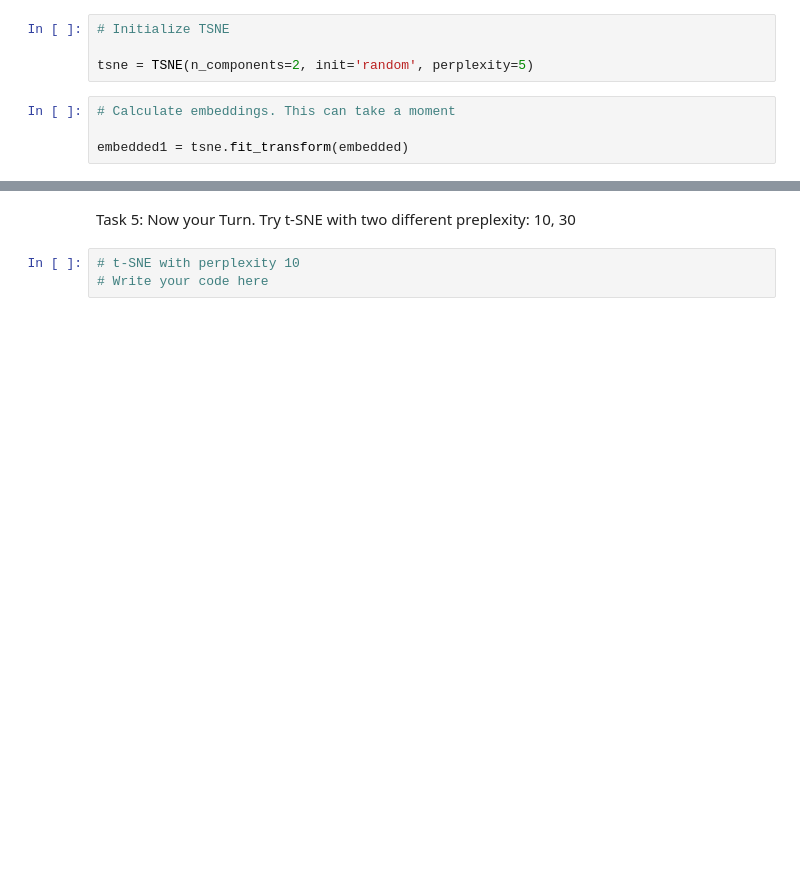
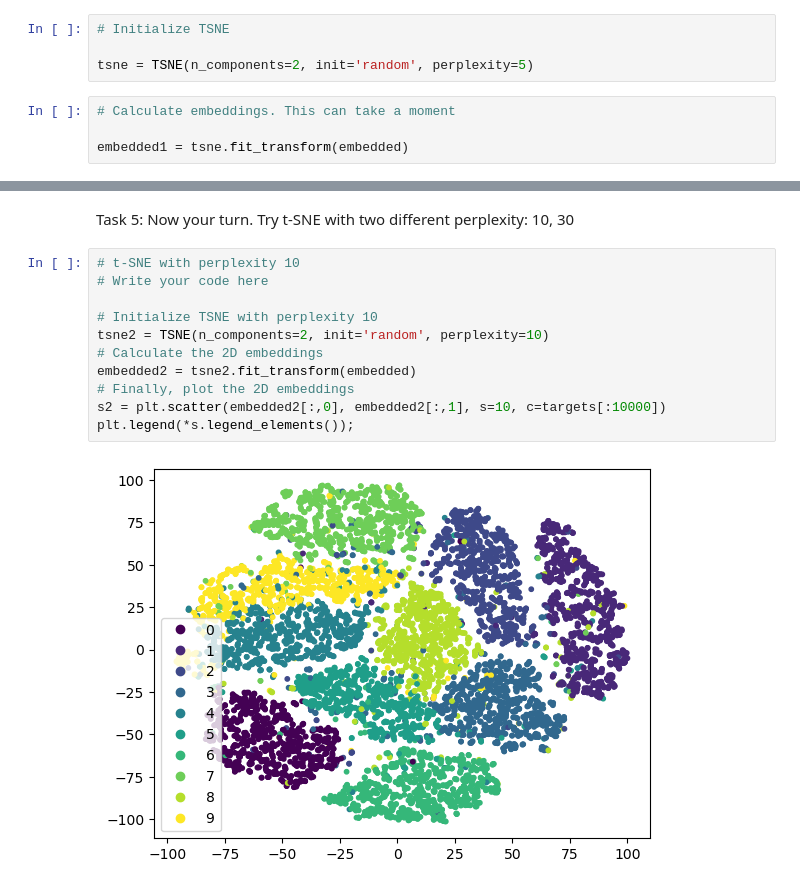
Before and after one commit to cswelch/Physics-434, a Jupyter notebook: Lec 17-18 post-lecture quiz.ipynb, the cells around one changed output, grey strips where cells are left out. Cells and saved outputs as stored; diff of their text form; blank space fills up the shorter version.

```diff
--- a/Lec 17-18 post-lecture quiz.ipynb
+++ b/Lec 17-18 post-lecture quiz.ipynb
@@ -716,9 +812,19 @@ plt.legend(*s.legend_elements());
 # %% [markdown]
 Task 5:
-Now your Turn. Try t-SNE with two different preplexity: 10, 30
+Now your turn. Try t-SNE with two different perplexity: 10, 30
 # %%
 # t-SNE with perplexity 10
 # Write your code here
+
+# Initialize TSNE with perplexity 10
+tsne2 = TSNE(n_components=2, init='random', perplexity=10)
+# Calculate the 2D embeddings
+embedded2 = tsne2.fit_transform(embedded)
+# Finally, plot the 2D embeddings
+s2 = plt.scatter(embedded2[:,0], embedded2[:,1], s=10, c=targets[:10000])
+plt.legend(*s.legend_elements());
+# %% [output]
+[figure, added]
 # %%
 # t-SNE with perplexity 30
 # Write your code here
```
Also changed, not shown: parts of 33 cells of this notebook.
